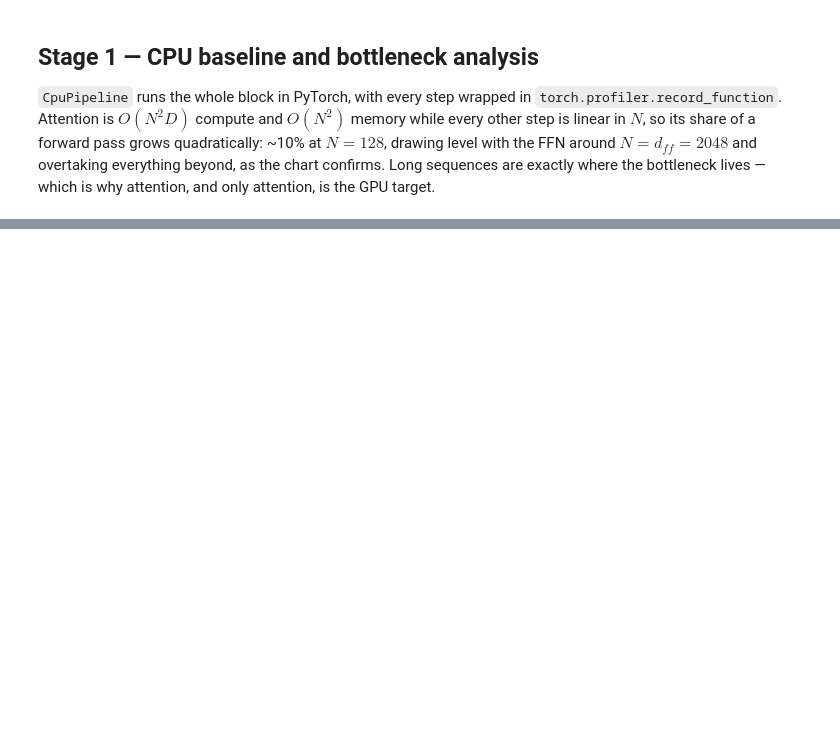
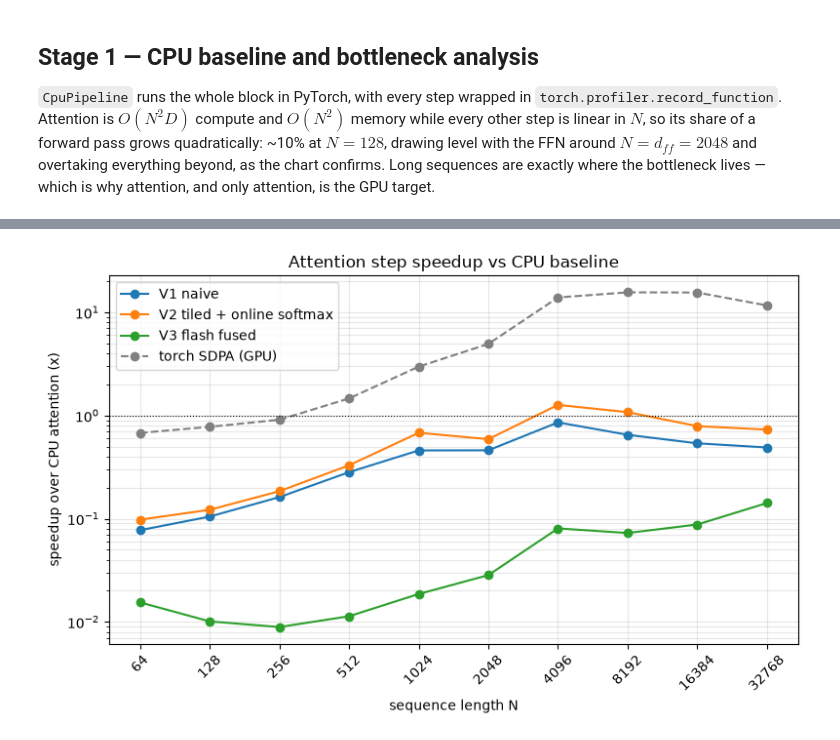
Before and after one commit to ldkhang1201/gpt, a Jupyter notebook: notebooks/attention.ipynb, the cells around one changed output, grey strips where cells are left out. Cells and saved outputs as stored; diff of their text form; code cells hidden in the pictures; blank space fills up the shorter version.

```diff
--- a/notebooks/attention.ipynb
+++ b/notebooks/attention.ipynb
@@ -169,27 +223,24 @@ if cuda.is_available():
 # %%
-# Chart 3 -- speedup over the CPU attention step (spec points: N = 128, 512, 2048)
+# Chart 3 -- speedup over the CPU attention step across the full sweep
 if cuda.is_available():
-    focus = [128, 512, 2048]
-    impls = [name for name in times if name != "CPU"]
-    bar_colors = ["tab:blue", "tab:orange", "tab:green", "gray"]
-
-    fig, ax = plt.subplots(figsize=(9, 5))
-    width = 0.2
-    xpos = np.arange(len(focus))
-    for b, name in enumerate(impls):
-        speedups = [times["CPU"][SEQ_LENS.index(n)] / times[name][SEQ_LENS.index(n)]
-                    for n in focus]
-        offset = (b - (len(impls) - 1) / 2) * width
-        bars = ax.bar(xpos + offset, speedups, width, label=name, color=bar_colors[b],
-                      hatch="//" if name == "torch SDPA (GPU)" else None, alpha=0.9)
-        ax.bar_label(bars, fmt="%.1fx", fontsize=9)
+    fig, ax = plt.subplots(figsize=(8, 5))
+    for name, ts in times.items():
+        if name == "CPU":
+            continue
+        color, ls = style[name]
+        speedups = [c / t for c, t in zip(times["CPU"], ts)]
+        ax.plot(SEQ_LENS, speedups, marker="o", color=color, linestyle=ls, label=name)
 
     ax.axhline(1.0, color="black", linewidth=0.8, linestyle=":")
-    ax.set_xticks(xpos, [f"N = {n}" for n in focus])
+    ax.set_xscale("log", base=2)
+    ax.set_yscale("log")
+    ax.set_xticks(SEQ_LENS, SEQ_LENS, rotation=45)
+    ax.set_xlabel("sequence length N")
     ax.set_ylabel("speedup over CPU attention (x)")
-    ax.set_yscale("log")
     ax.set_title("Attention step speedup vs CPU baseline")
+    ax.grid(True, which="both", alpha=0.3)
     ax.legend()
-    ax.grid(True, axis="y", which="both", alpha=0.3)
     plt.tight_layout()
     plt.show()
+# %% [output]
+[figure, added]
```
Also changed, not shown: parts of 8 cells of this notebook, 4 other files.
